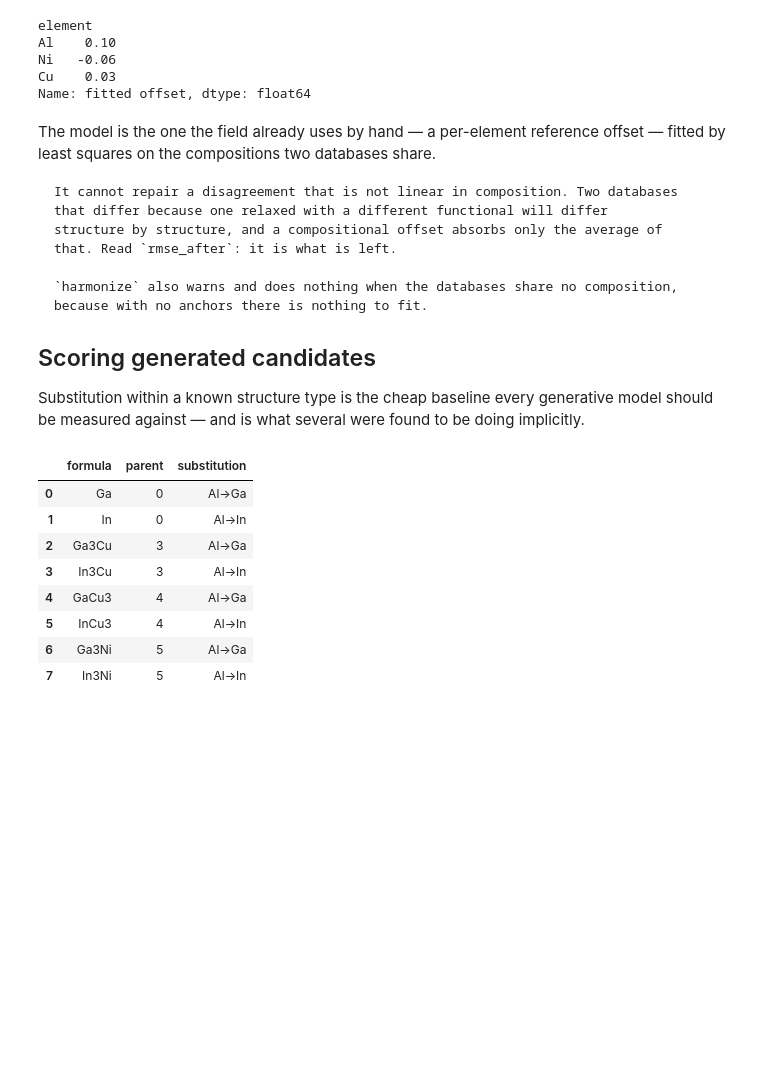
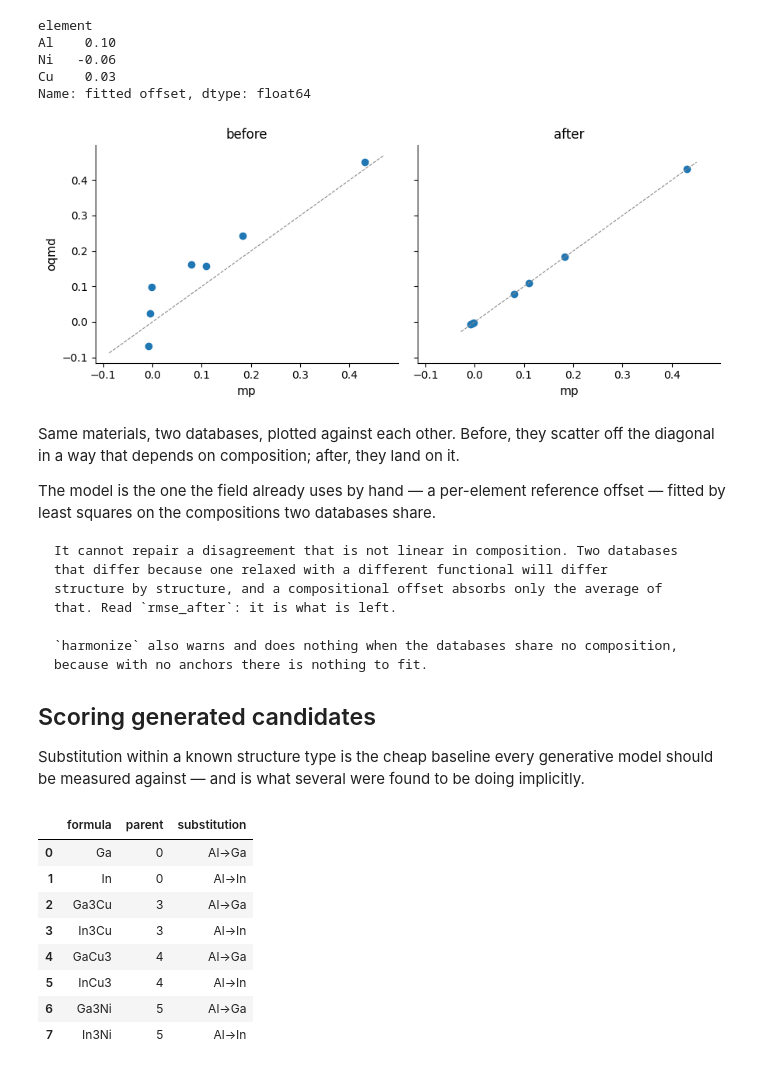
Before and after one commit to omicverse/matverse, a Jupyter notebook: matverse_guide/docs/tutorials/beyond_one_number.ipynb, the cells around one changed output. Saved outputs shown, nothing was run; the diff lists cells and outputs as text; code cells hidden in the pictures; blank space fills up the shorter version.

```diff
--- a/matverse_guide/docs/tutorials/beyond_one_number.ipynb
+++ b/matverse_guide/docs/tutorials/beyond_one_number.ipynb
@@ -425,7 +463,25 @@ Al    0.10
 Ni   -0.06
 Cu    0.03
 Name: fitted offset, dtype: float64
+# %%
+n = md.n_obs
+raw = both.obs["energy_per_atom_dft"].to_numpy(dtype=float)
+fixed = both.obs["energy_per_atom_dft_harmonized"].to_numpy(dtype=float)
+
+fig, axes = plt.subplots(1, 2, figsize=(9, 3.8), sharex=True, sharey=True)
+for ax, values, title in ((axes[0], raw, "before"), (axes[1], fixed, "after")):
+    ax.scatter(values[:n], values[n:], s=36)
+    lo, hi = values.min() - 0.02, values.max() + 0.02
+    ax.plot([lo, hi], [lo, hi], "--", linewidth=0.8, color="#888")
+    ax.set_xlabel("mp"); ax.set_title(title)
+axes[0].set_ylabel("oqmd")
+fig.tight_layout()
+# %% [output]
+[figure, added]
 # %% [markdown]
+Same materials, two databases, plotted against each other. Before, they scatter
+off the diagonal in a way that depends on composition; after, they land on it.
+
 The model is the one the field already uses by hand — a per-element reference
 offset — fitted by least squares on the compositions two databases share.
 
```
Also changed, not shown: parts of 5 cells of this notebook, 10 other files.
